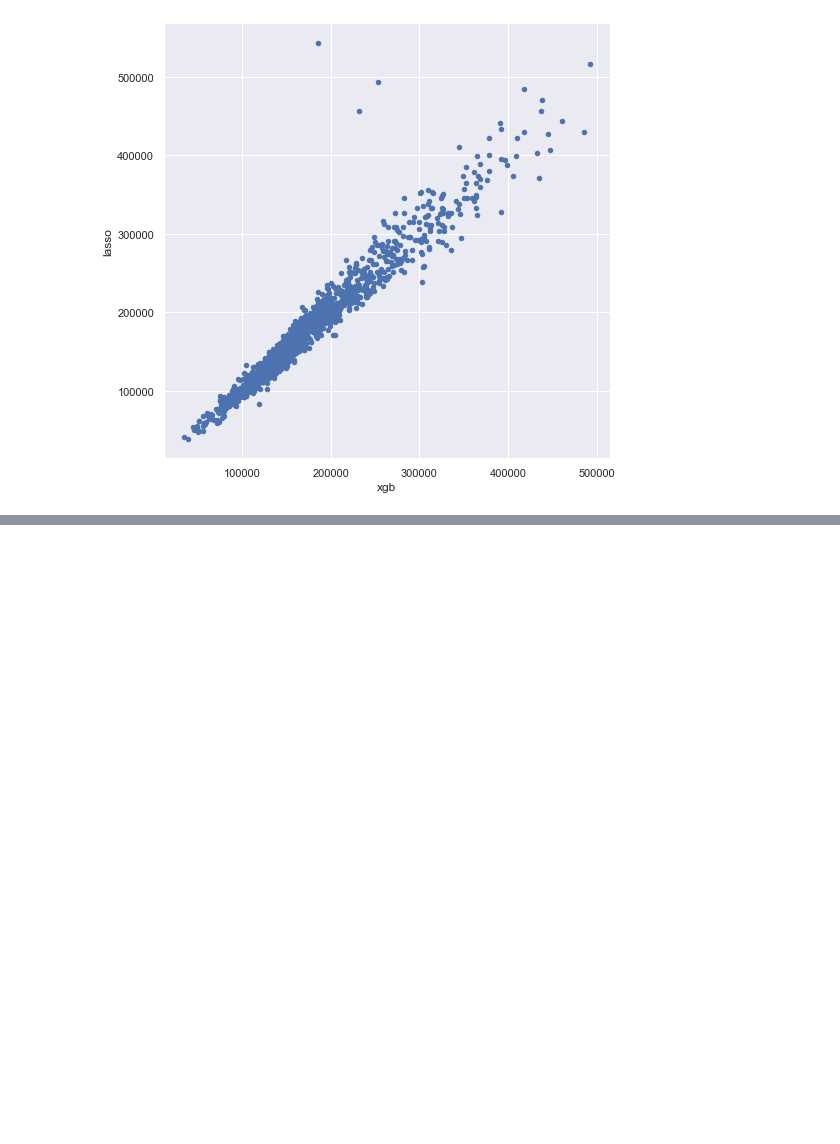
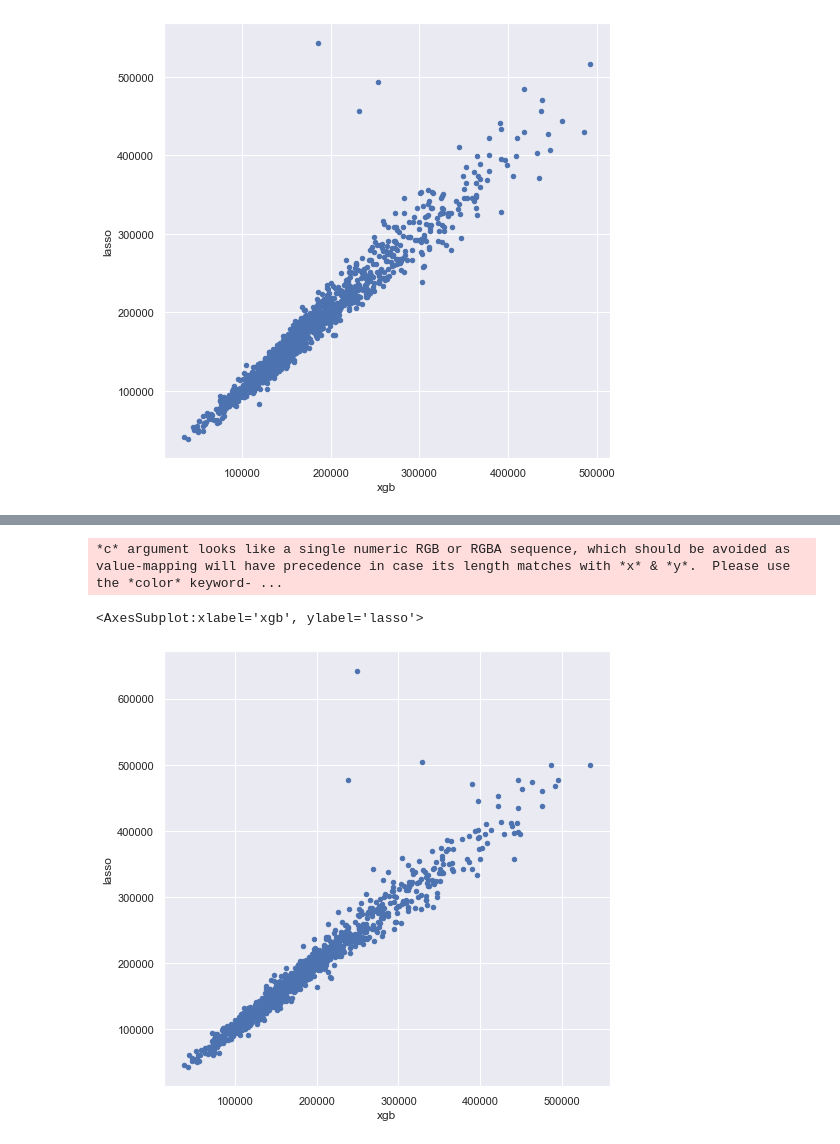
Before and after one commit to Ak-Gautam/Regularised_L_M, a Jupyter notebook: RLM.ipynb, the cells around one changed output, grey strips where cells are left out. Cells and saved outputs as stored; diff of their text form; code cells hidden in the pictures; blank space fills up the shorter version.

```diff
--- a/RLM.ipynb
+++ b/RLM.ipynb
@@ -659,0 +668,3 @@ dst = pd.read_csv()
+# %%
+model_xgb2 = xgb.XGBRegressor(n_estimators = 360, max_depth = 2, learning_rate = 0.1)
+model_xgb2.fit(X_train, y)
@@ -659,0 +680,10 @@ dst = pd.read_csv()
+# %%
+xgb_preds2 = np.expm1(model_xgb2.predict(X_test))
+lasso_preds2 = np.expm1(model_lasso2.predict(X_test))
+# %%
+predictions2 = pd.DataFrame({"xgb":xgb_preds2, "lasso":lasso_preds2})
+predictions2.plot(x = "xgb", y = "lasso", kind = "scatter")
+# %% [output]
+*c* argument looks like a single numeric RGB or RGBA sequence, which should be avoided as value-mapping will have precedence in case its length matches with *x* & *y*.  Please use the *color* keyword- ...
+<AxesSubplot:xlabel='xgb', ylabel='lasso'>
+[figure, added]
```
Also changed, not shown: parts of 6 cells of this notebook, 1 other file.
